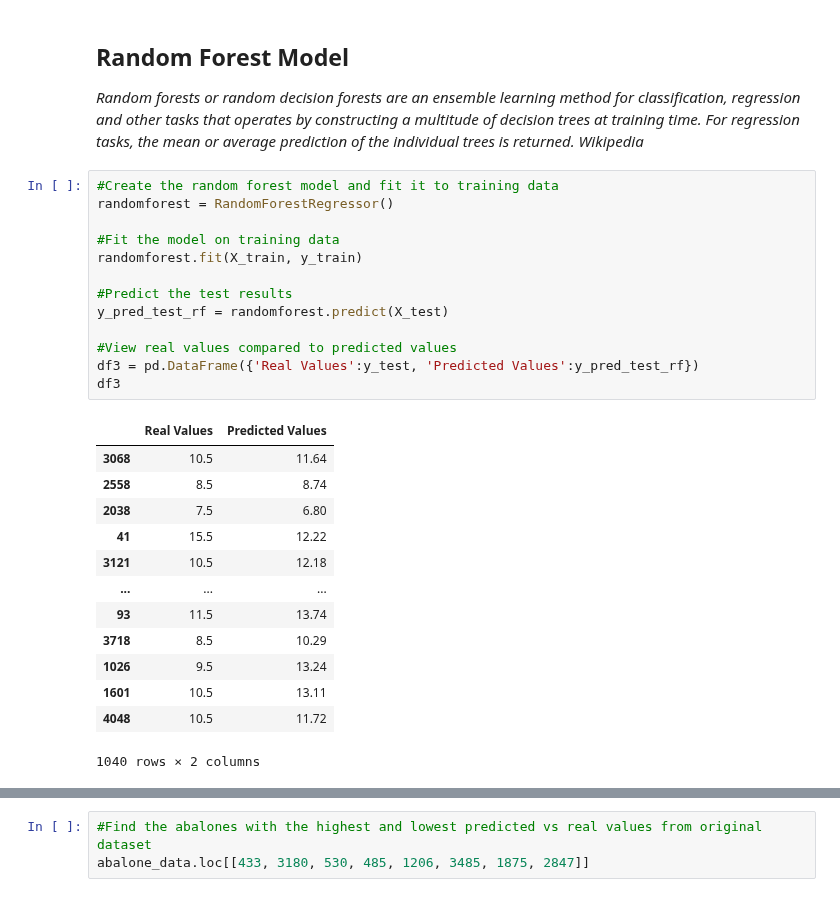
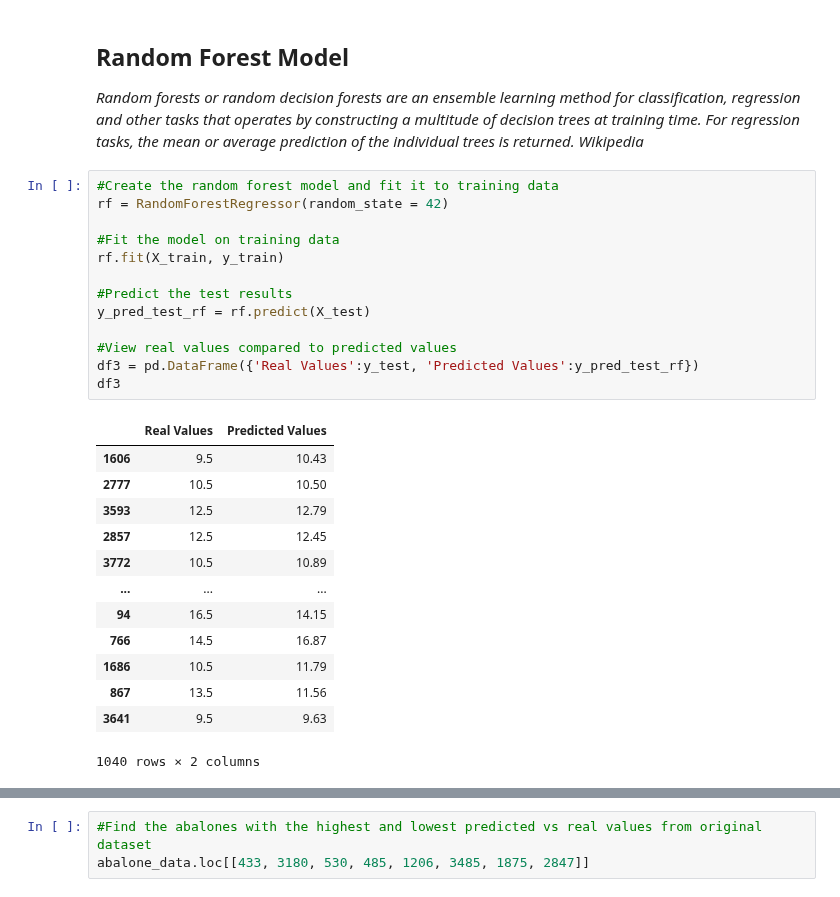
Before and after one commit to joycorrine/springboard, a Jupyter notebook: 2-CapstoneAbalone/Notebooks/Cap2ModelingAbalone.ipynb, the cells around one changed output, grey strips where cells are left out. Drawn from its saved outputs; the diff is of its cells as text.

```diff
--- a/2-CapstoneAbalone/Notebooks/Cap2ModelingAbalone.ipynb
+++ b/2-CapstoneAbalone/Notebooks/Cap2ModelingAbalone.ipynb
@@ -314,30 +317,30 @@ RMSE (root mean squared error): 1.9208406930243271
 _Random forests or random decision forests are an ensemble learning method for classification, regression and other tasks that operates by constructing a multitude of decision trees at training time. For regression tasks, the mean or average prediction of the individual trees is returned. Wikipedia_
 # %%
 #Create the random forest model and fit it to training data
-randomforest = RandomForestRegressor()
+rf = RandomForestRegressor(random_state = 42)
 
 #Fit the model on training data
-randomforest.fit(X_train, y_train)
+rf.fit(X_train, y_train)
 
 #Predict the test results
-y_pred_test_rf = randomforest.predict(X_test)
+y_pred_test_rf = rf.predict(X_test)
 
 #View real values compared to predicted values
 df3 = pd.DataFrame({'Real Values':y_test, 'Predicted Values':y_pred_test_rf})
 df3
 # %% [output]
 |  | Real Values | Predicted Values |
-| 3068 | 10.5 | 11.64 |
-| 2558 | 8.5 | 8.74 |
-| 2038 | 7.5 | 6.80 |
-| 41 | 15.5 | 12.22 |
-| 3121 | 10.5 | 12.18 |
+| 1606 | 9.5 | 10.43 |
+| 2777 | 10.5 | 10.50 |
+| 3593 | 12.5 | 12.79 |
+| 2857 | 12.5 | 12.45 |
+| 3772 | 10.5 | 10.89 |
 | ... | ... | ... |
-| 93 | 11.5 | 13.74 |
-| 3718 | 8.5 | 10.29 |
-| 1026 | 9.5 | 13.24 |
-| 1601 | 10.5 | 13.11 |
-| 4048 | 10.5 | 11.72 |
+| 94 | 16.5 | 14.15 |
+| 766 | 14.5 | 16.87 |
+| 1686 | 10.5 | 11.79 |
+| 867 | 13.5 | 11.56 |
+| 3641 | 9.5 | 9.63 |
 1040 rows × 2 columns
 # %%
 #Create new table to understand where the biggest discrepencies in real and predicted values are
```
Also changed, not shown: parts of 34 cells of this notebook, 2 other files.
